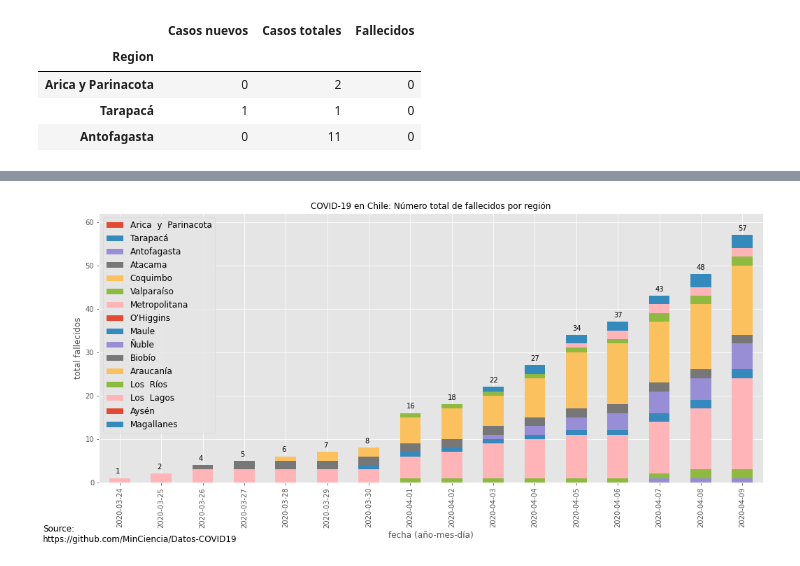
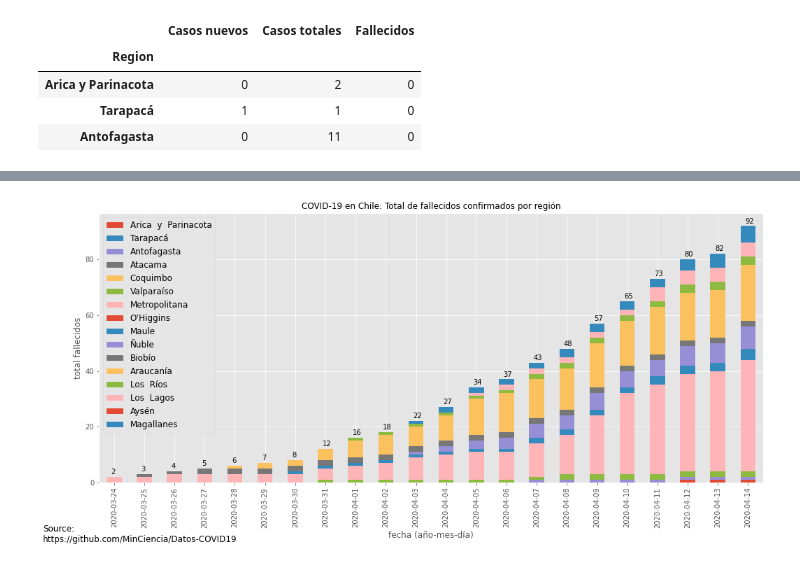
Before and after one commit to alonsosilvaallende/COVID-19, a Jupyter notebook: COVID_19_Chile_Total_Fallecidos_por_Region.ipynb, the cells around one changed output, grey strips where cells are left out. Drawn from its saved outputs; the diff is of its cells as text; code cells hidden in the pictures.

```diff
--- a/COVID_19_Chile_Total_Fallecidos_por_Region.ipynb
+++ b/COVID_19_Chile_Total_Fallecidos_por_Region.ipynb
@@ -24,5 +44,7 @@ today = '2020-04-09'
 # %%
 first_death_date = '2020-03-24'
+# %%
+today = '2020-04-14'
 # %%
 total_days = (pd.to_datetime(today)-pd.to_datetime(first_death_date)).days
 total_days
@@ -64,2 +71,0 @@ data
-# %%
-data['2020-04-09'].loc["Total"] = data['2020-04-09'].iloc[:-1].sum()
@@ -71,2 +71,0 @@ See the caveats in the documentation: https://pandas.pydata.org/pandas-docs/stab
-# %%
-data['2020-04-09'] = data['2020-04-09'].astype(int)
@@ -95,19 +72,16 @@ data[['2020-03-30', '2020-03-31', '2020-04-01']]
-# %%
-data = data.drop(columns='2020-03-31')
 # %%
 fig, ax = plt.subplots(figsize=(14,7))
 data[:-1].T.plot(ax=ax, kind="bar", stacked=True)
 for i, val in enumerate(data.loc['Total']):
   ax.text(i-0.1, val+1, str(int(val)), fontsize=10)
 plt.legend(fontsize='large')
-ax.set_title(f'COVID-19 en Chile: Número total de fallecidos por región', fontsize='large')
+ax.set_title(f'COVID-19 en Chile: Total de fallecidos confirmados por región', fontsize='large')
 ax.set_xlabel(f'fecha (año-mes-día)', fontsize='large')
 ax.set_ylabel(f'total fallecidos', fontsize='large')
 fig.tight_layout()
 plt.annotate('Source:\nhttps://github.com/MinCiencia/Datos-COVID19', (0,0), (-80,-60), fontsize='large', xycoords='axes fraction', textcoords='offset points', va='top')
-plt.ylim(0,62)
-plt.savefig('2020-04-09-COVID-19-Chile-Fallecidos.png', bbox_inches='tight', format='png', dvi=700)
+plt.savefig('2020-04-15-COVID-19-Chile-Fallecidos.png', bbox_inches='tight', format='png', dvi=700)
 # %% [output]
-[figure, old version]
+[figure, new version]
 # %%
 from google.colab import files
```
Also changed, not shown: parts of 10 cells of this notebook.
